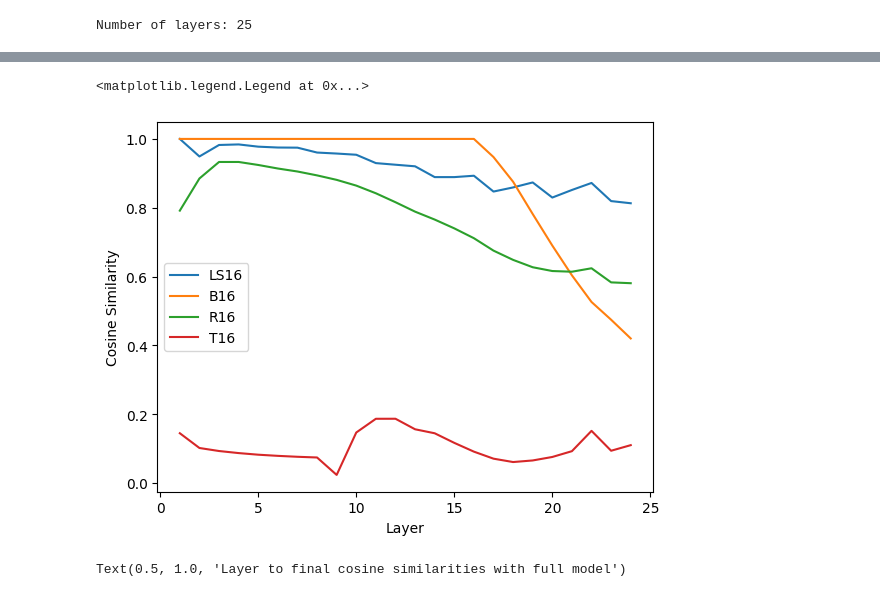
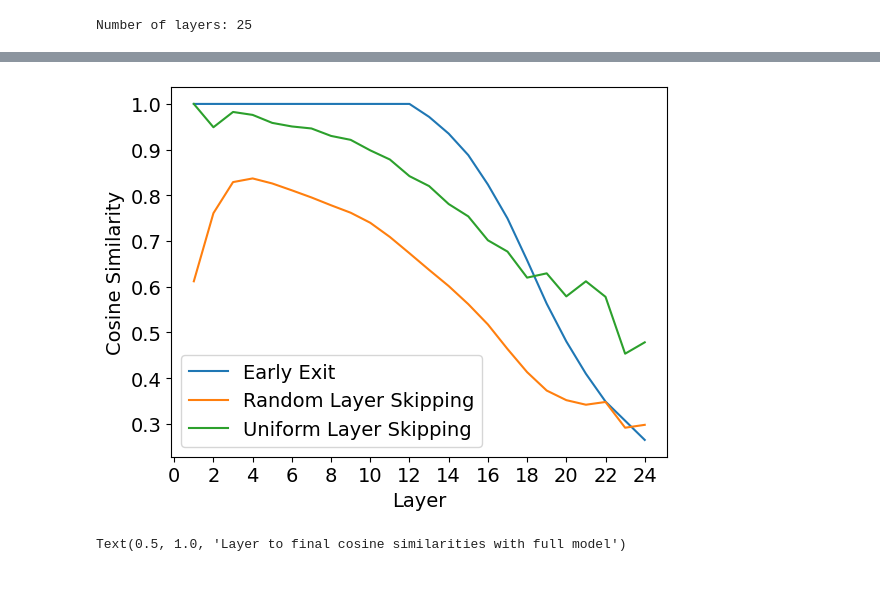
Before and after one commit to networkslab/enlsp_neurips24, a Jupyter notebook: src/analysis/hidden_state_experiment.ipynb, the cells around one changed output, grey strips where cells are left out. Saved outputs shown, nothing was run; the diff lists cells and outputs as text; code cells hidden in the pictures.

```diff
--- a/src/analysis/hidden_state_experiment.ipynb
+++ b/src/analysis/hidden_state_experiment.ipynb
@@ -63,7 +63,7 @@ with open('layer_to_final_similarities.json', 'w') as fout:
 #     layer_to_final_similarities = eval(json.load(fin))
 
 # Load from the multiple json files
-methods = ["LS", "R", "T"]
+methods = ["R","LS"]
 layer_wise_similarities = {}
 layer_to_final_similarities = {}
 for method in methods:
@@ -79,8 +79,9 @@ print(f"Number of layers: {num_layers}")
 Number of layers: 25
 # %%
 # Define the x-axis values
-columns = ['Budget', 'T', 'B', 'R', 'LS']
-labels = ['Budget', 'Top Layers', 'Bottom Layers', 'Random Skipping', 'Uniform Layer Skipping']
+columns = ['Budget', 'B', 'R', 'LS']
+labels = ['Budget', 'Early Exit', 'Random Layer Skipping', 'Uniform Layer Skipping']
+#colors = ['lightblue', 'lightcoral', 'lightgreen']
 budgets = [4, 8, 12, 16, 20]
 groups = []
 
@@ -94,11 +95,14 @@ for budget in budgets:
 
 # Plot the grouped bar chart
 df = pd.DataFrame(groups, columns=labels)
+plt.figure(figsize=(6, 4))
+plt.rcParams.update({'font.size': 14})
 ax = df.plot(x='Budget', kind='bar', stacked=False)
-ax.set_xlabel("Computational Budget (# Executed Layers)", fontsize=14)
+ax.set_xlabel("Budget (num. layers used)", fontsize=14)
 ax.set_ylabel("Cosine Similarity", fontsize=14)
 ax.tick_params(axis='x', labelrotation=0, labelsize=14)
 ax.tick_params(axis='y', labelrotation=0, labelsize=14)
+plt.yticks(np.arange(0, 1.1, step=0.2))
 ax.legend(fontsize=14)
 
 plt.savefig(f"cosine_similarity_vs_computational_budget.pdf",bbox_inches='tight')
@@ -107,19 +112,35 @@ plt.savefig(f"cosine_similarity_vs_computational_budget.pdf",bbox_inches='tight'
 # %%
 # Pick a budget
-budget = 16
+budget = 12
 
 # Plot the layer-wise cosine similarities for that budget
 plt.figure()
+plot_res = {
+    "Early Exit": None,
+    "Random Layer Skipping": None,
+    "Uniform Layer Skipping": None
+}
 for configName, similarities in layer_wise_similarities.items():
     regex = f".*([a-zA-Z]+){budget}"
     if re.match(regex, configName):
+        if "LS" in configName:
+            plot_res["Uniform Layer Skipping"] = similarities
+        elif "R" in configName:
+            plot_res["Random Layer Skipping"] = similarities
+        elif "B" in configName:
+            plot_res["Early Exit"] = similarities
+
+for configName, similarities in plot_res.items():
+    if similarities is not None:
         plt.plot(range(1, num_layers), similarities, label=configName)
 plt.xlabel("Layer")
 plt.ylabel("Cosine Similarity")
+plt.xticks(range(0, num_layers,2))
 plt.legend()
+plt.savefig(f"layer_wise_cosine_similarity_budget_{budget}.pdf",bbox_inches='tight')
+plt.show()
 # %% [output]
-<matplotlib.legend.Legend at 0x...>
-[figure, old version]
+[figure, new version]
 # %%
 # Plot all the layer to final cosine similarities
 plt.figure()
```
Also changed, not shown: parts of 1 cell of this notebook.
